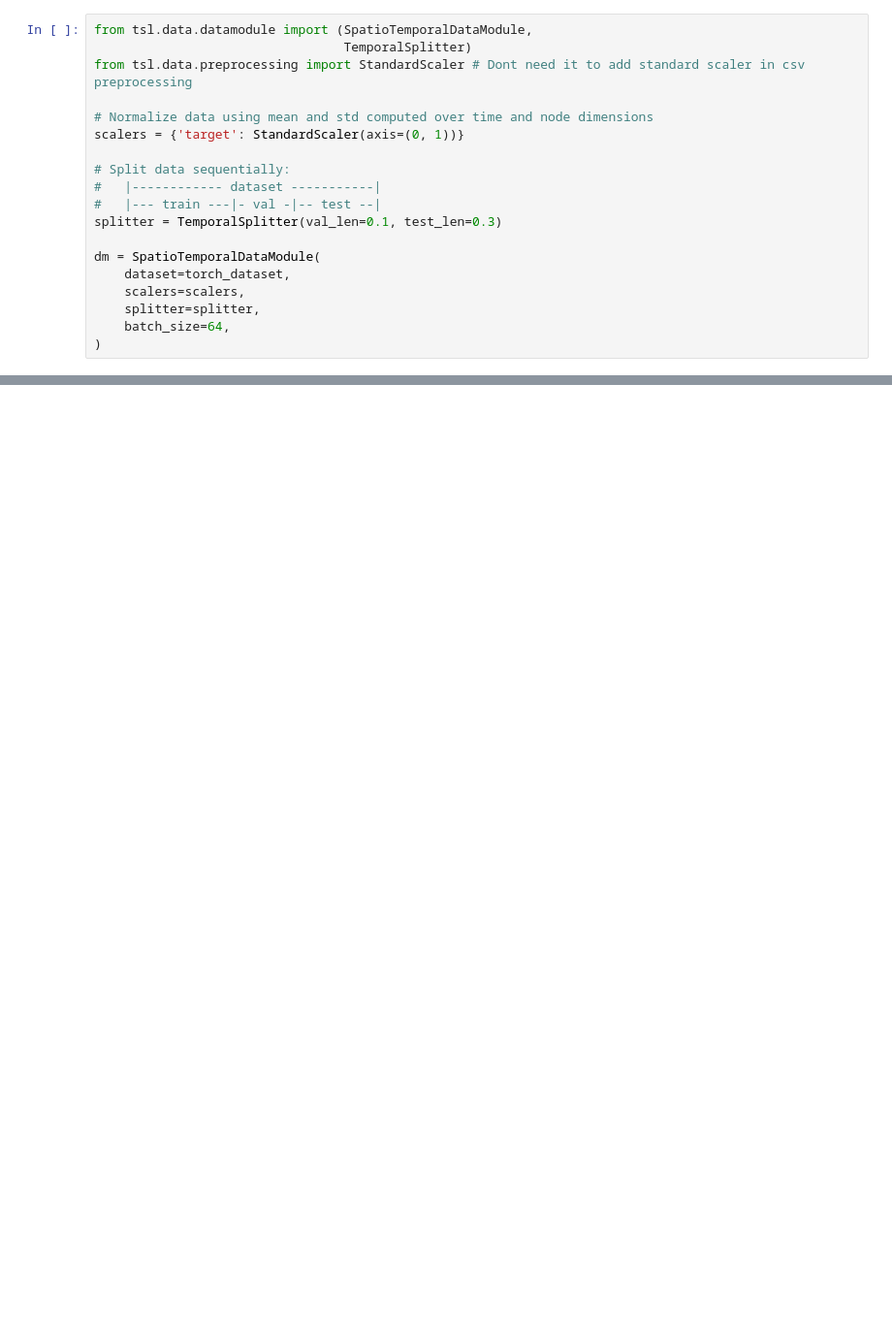
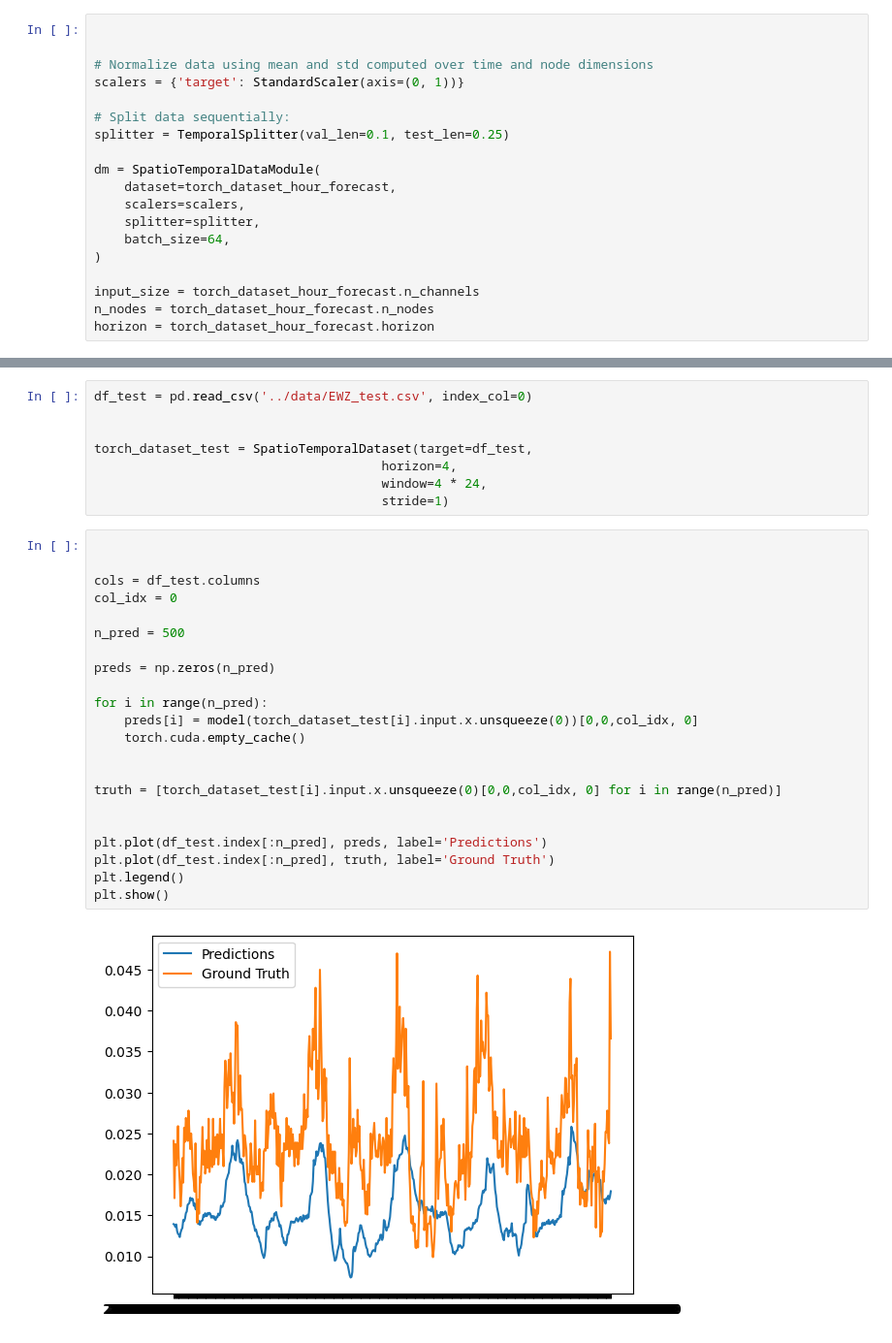
Before and after one commit to MatyaAydin/SemesterProject, a Jupyter notebook: src/try_tsl.ipynb, the cells around one changed output, grey strips where cells are left out. Shown: that part at 97% size. Saved outputs shown, nothing was run; the diff lists cells and outputs as text; blank space fills up the shorter version.

```diff
--- a/src/try_tsl.ipynb
+++ b/src/try_tsl.ipynb
@@ -25,19 +66,19 @@ torch_dataset = SpatioTemporalDataset(target=df,
 # %%
-from tsl.data.datamodule import (SpatioTemporalDataModule,
-                                 TemporalSplitter)
-from tsl.data.preprocessing import StandardScaler # Dont need it to add standard scaler in csv preprocessing
+
 
 # Normalize data using mean and std computed over time and node dimensions
 scalers = {'target': StandardScaler(axis=(0, 1))}
 
 # Split data sequentially:
-#   |------------ dataset -----------|
-#   |--- train ---|- val -|-- test --|
-splitter = TemporalSplitter(val_len=0.1, test_len=0.3)
+splitter = TemporalSplitter(val_len=0.1, test_len=0.25)
 
 dm = SpatioTemporalDataModule(
-    dataset=torch_dataset,
+    dataset=torch_dataset_hour_forecast,
     scalers=scalers,
     splitter=splitter,
     batch_size=64,
 )
+
+input_size = torch_dataset_hour_forecast.n_channels
+n_nodes = torch_dataset_hour_forecast.n_nodes
+horizon = torch_dataset_hour_forecast.horizon
@@ -176,0 +138,32 @@ c:\Users\matya\OneDrive\Bureau\Semester_project\SemesterProject\venv\lib\site-pa
+# %%
+df_test = pd.read_csv('../data/EWZ_test.csv', index_col=0)
+
+
+torch_dataset_test = SpatioTemporalDataset(target=df_test,
+                                      horizon=4,
+                                      window=4 * 24,
+                                      stride=1)
+# %%
+
+
+cols = df_test.columns
+col_idx = 0
+
+n_pred = 500
+
+preds = np.zeros(n_pred)
+
+for i in range(n_pred):
+    preds[i] = model(torch_dataset_test[i].input.x.unsqueeze(0))[0,0,col_idx, 0]
+    torch.cuda.empty_cache()
+
+
+truth = [torch_dataset_test[i].input.x.unsqueeze(0)[0,0,col_idx, 0] for i in range(n_pred)]
+
+
+plt.plot(df_test.index[:n_pred], preds, label='Predictions')
+plt.plot(df_test.index[:n_pred], truth, label='Ground Truth')
+plt.legend()
+plt.show()
+# %% [output]
+[figure, added]
```
Also changed, not shown: parts of 18 cells of this notebook, 3 other files.
